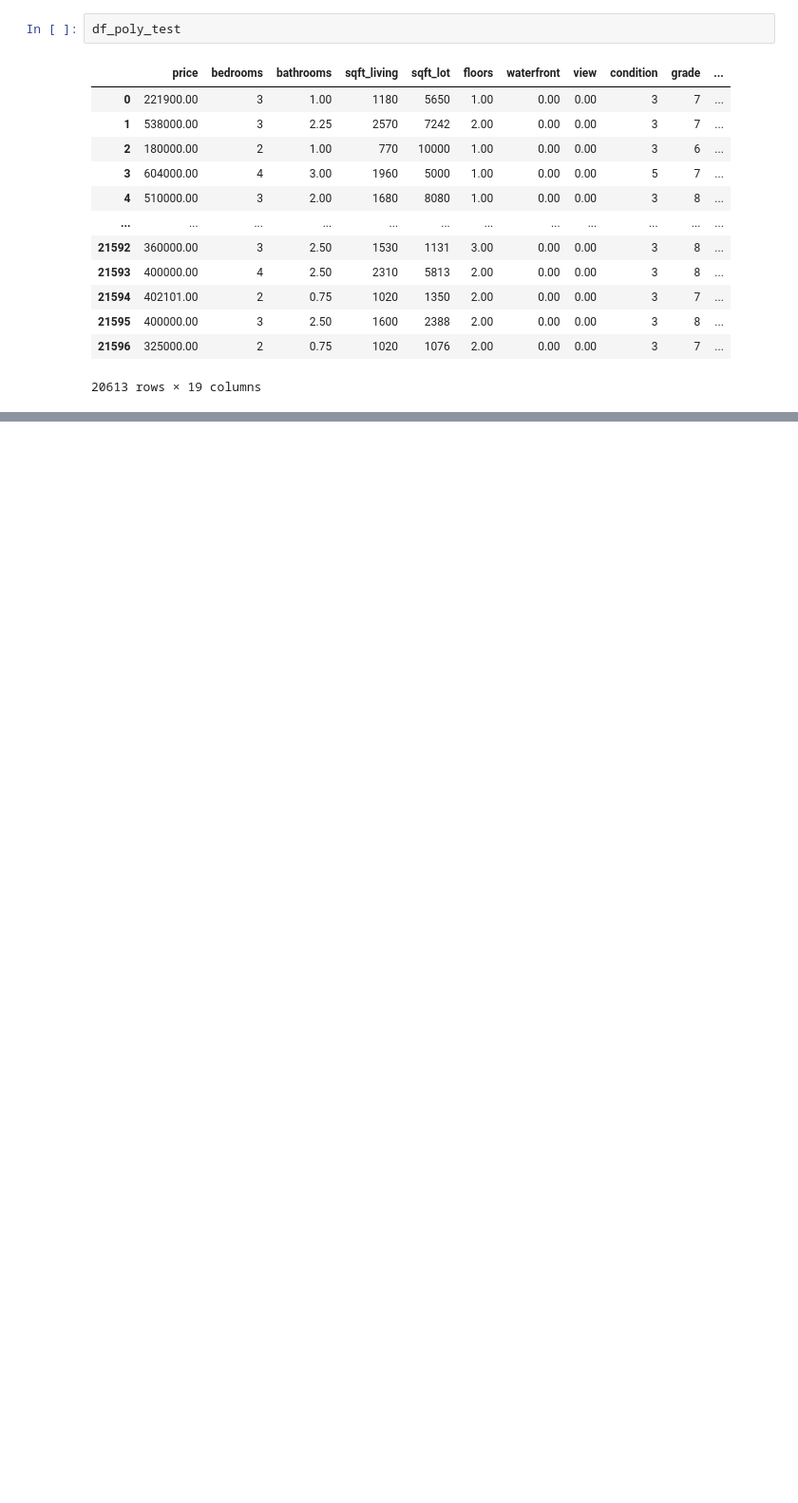
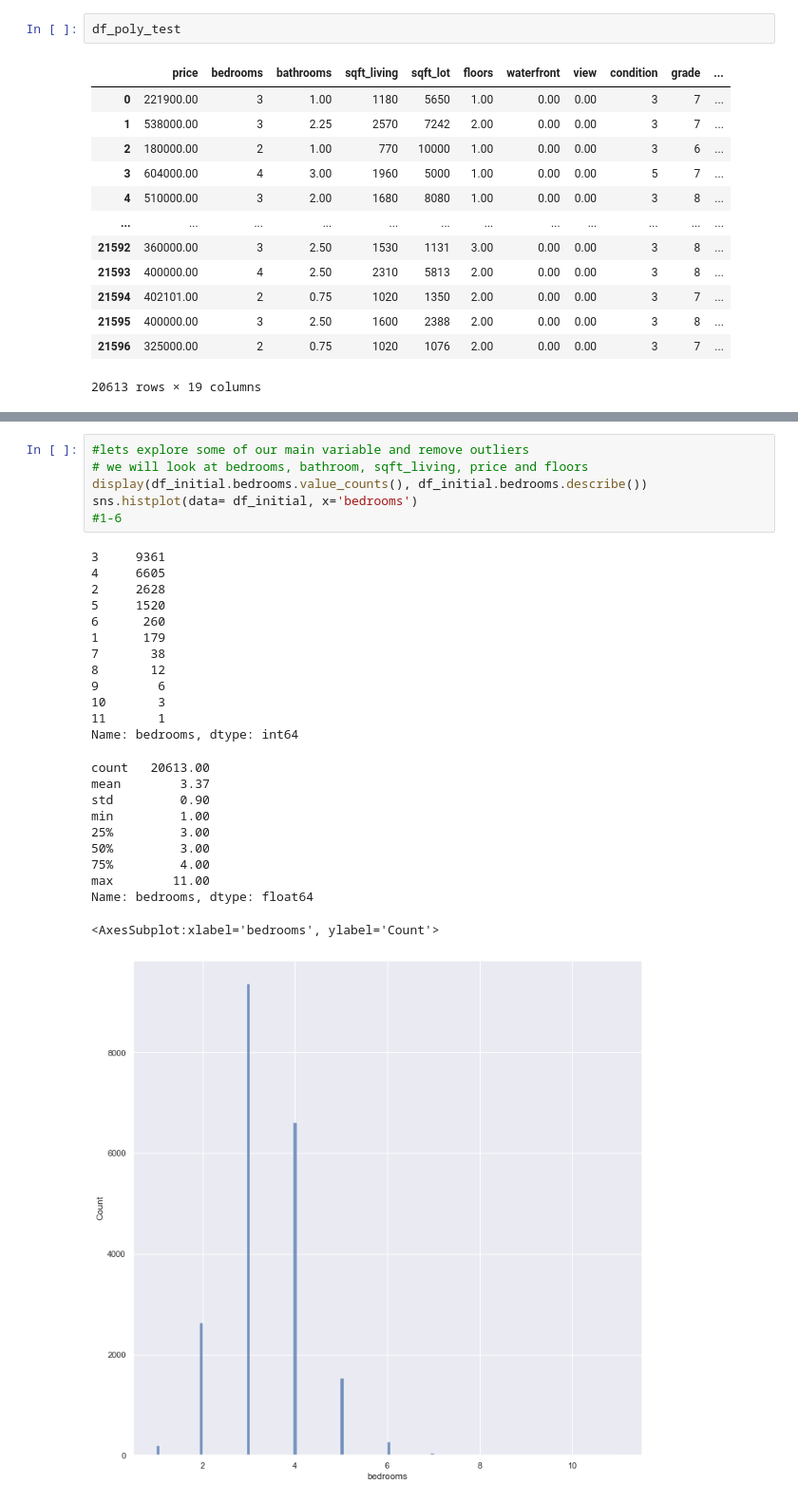
Before and after one commit to learn-co-curriculum/dsc-phase-2-project, a Jupyter notebook: student.ipynb, the cells around one changed output, grey strips where cells are left out. Shown at 95% size. Saved outputs shown, nothing was run; the diff lists cells and outputs as text; blank space fills up the shorter version.

```diff
--- a/student.ipynb
+++ b/student.ipynb
@@ -1149,0 +1215,30 @@ df_second_r['sqft_living yr_renovated']= df_poly_test['sqft_living']*df_poly_tes
+# %%
+#lets explore some of our main variable and remove outliers
+# we will look at bedrooms, bathroom, sqft_living, price and floors
+display(df_initial.bedrooms.value_counts(), df_initial.bedrooms.describe())
+sns.histplot(data= df_initial, x='bedrooms')
+#1-6
+# %% [output]
+3     9361
+4     6605
+2     2628
+5     1520
+6      260
+1      179
+7       38
+8       12
+9        6
+10       3
+11       1
+Name: bedrooms, dtype: int64
+count   20613.00
+mean        3.37
+std         0.90
+min         1.00
+25%         3.00
+50%         3.00
+75%         4.00
+max        11.00
+Name: bedrooms, dtype: float64
+<AxesSubplot:xlabel='bedrooms', ylabel='Count'>
+[figure, added]
```
Also changed, not shown: parts of 37 cells of this notebook.
